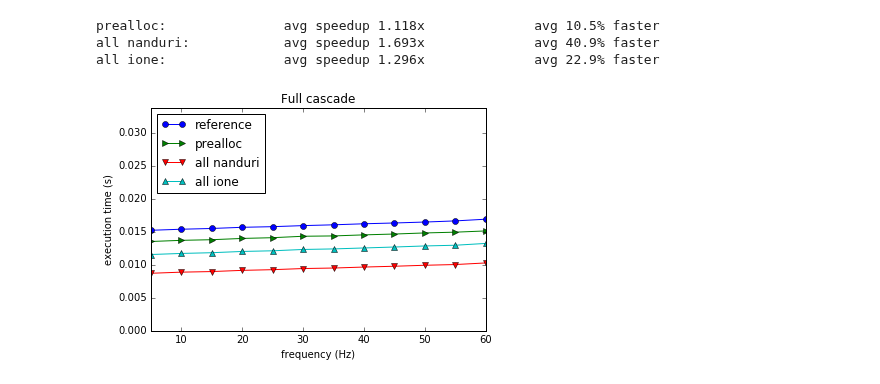
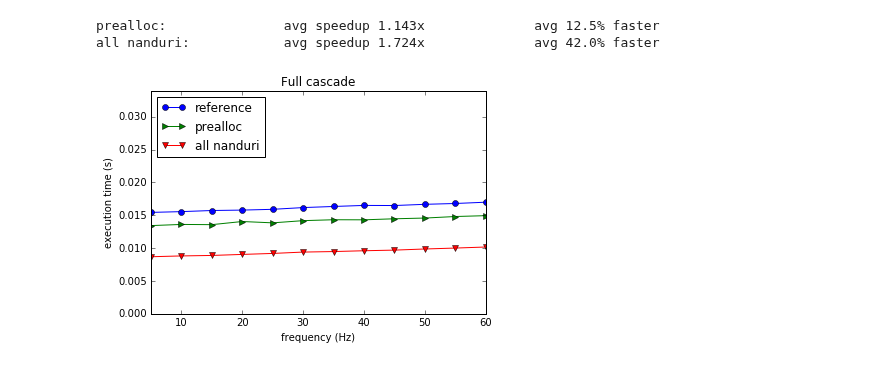
Before and after one commit to pulse2percept/pulse2percept, a Jupyter notebook: python/notebooks/0.1-mb-profiling-temporal-model.ipynb, the cells around one changed output. Drawn from its saved outputs; the diff is of its cells as text; code cells hidden in the pictures.

```diff
--- a/python/notebooks/0.1-mb-profiling-temporal-model.ipynb
+++ b/python/notebooks/0.1-mb-profiling-temporal-model.ipynb
@@ -254,8 +304,7 @@ def sr_prealloc_swap_numpy(stim, gamma, tsample):
 # %%
 t_sr_ref = []
 t_sr_prealloc = []
-t_sr_prealloc_swap = []
-t_sr_prealloc_swap_numpy = []
+t_sr_prealloc_numpy = []
 
 for dur in duration:
     ecss = psycho2stim(r, dur, freq, tsample)
@@ -264,13 +313,11 @@ for dur in duration:
 
     t0 = %timeit -oq sr_ref(sn, tau3)
     t1 = %timeit -oq sr_prealloc(sn, gamma3)
-    t2 = %timeit -oq sr_prealloc_swap(sn, gamma3)
-    t3 = %timeit -oq sr_prealloc_swap_numpy(sn.data, gamma3, tsample)
+    t2 = %timeit -oq sr_prealloc_numpy(sn.data, gamma3, tsample)
 
     t_sr_ref.append(t0.best)
     t_sr_prealloc.append(t1.best)
-    t_sr_prealloc_swap.append(t2.best)
-    t_sr_prealloc_swap_numpy.append(t3.best)
+    t_sr_prealloc_numpy.append(t2.best)
 # %%
 t_sr_ref = np.array(t_sr_ref)
 t_sr_prealloc = np.array(t_sr_prealloc)
@@ -301,5 +343,6 @@ prealloc + swap + numpy:        avg speedup 1.318x              avg 23.6% faster
 # %%
-# Now let's compare across the full pipeline
+# Step 5: Compare performance across the full cascade
+# ---------------------------------------------------
 
 def cascade_ref(ecss, tau1, tau3, asymptote, slope, shift, dojit):
     fr = fr_ref(ecss, tau1, dojit)
@@ -314,17 +357,11 @@ def cascade_prealloc(ecss, gamma1, gamma3, asymptote, slope, shift, dojit):
 def cascade_all_nanduri(ecss, gamma1, gamma3, asymptote, slope, shift, dojit):
     fr = fr_prealloc_numpy(ecss, gamma1, dojit)
     sn = sn_nanduri_expit_numpy(fr, asymptote, slope, shift)
-    sr = sr_prealloc_swap_numpy(sn, gamma3, ecss.tsample)
-
-def cascade_all_ione(ecss, gamma1, gamma3, asymptote, slope, shift, dojit):
-    fr = fr_prealloc_numpy(ecss, gamma1, dojit)
-    sn = sn_ione_expit_numpy(fr, asymptote, slope, shift)
-    sr = sr_prealloc_swap_numpy(sn, gamma3, ecss.tsample)
+    sr = sr_prealloc_numpy(sn, gamma3, ecss.tsample)
 # %%
 t_casc_ref = []
 t_casc_prealloc = []
 t_casc_all_nanduri = []
-t_casc_all_ione = []
 
 for dur in duration:
     ecss = psycho2stim(r, dur, freq, tsample)
@@ -332,12 +369,10 @@ for dur in duration:
     t0 = %timeit -oq cascade_ref(ecss, tau1, tau3, asymptote, slope, shift, dojit)
     t1 = %timeit -oq cascade_prealloc(ecss, gamma1, gamma3, asymptote, slope, shift, dojit)
     t2 = %timeit -oq cascade_all_nanduri(ecss, gamma1, gamma3, asymptote, slope, shift, dojit)
-    t3 = %timeit -oq cascade_all_ione(ecss, gamma1, gamma3, asymptote, slope, shift, dojit)
 
     t_casc_ref.append(t0.best)
     t_casc_prealloc.append(t1.best)
     t_casc_all_nanduri.append(t2.best)
-    t_casc_all_ione.append(t3.best)
 # %%
 t_casc_ref = np.array(t_casc_ref)
 t_casc_prealloc = np.array(t_casc_prealloc)
@@ -368,7 +398,6 @@ all ione:               avg speedup 1.329x              avg 24.4% faster
 t_freq_ref = []
 t_freq_prealloc = []
 t_freq_all_nanduri = []
-t_freq_all_ione = []
 
 frequencies = np.linspace(5, 60, 12)
 
@@ -378,12 +407,10 @@ for hz in frequencies:
     t0 = %timeit -oq cascade_ref(ecss, tau1, tau3, asymptote, slope, shift, dojit)
     t1 = %timeit -oq cascade_prealloc(ecss, gamma1, gamma3, asymptote, slope, shift, dojit)
     t2 = %timeit -oq cascade_all_nanduri(ecss, gamma1, gamma3, asymptote, slope, shift, dojit)
-    t3 = %timeit -oq cascade_all_ione(ecss, gamma1, gamma3, asymptote, slope, shift, dojit)
 
     t_freq_ref.append(t0.best)
     t_freq_prealloc.append(t1.best)
     t_freq_all_nanduri.append(t2.best)
-    t_freq_all_ione.append(t3.best)
 # %%
 t_freq_ref = np.array(t_freq_ref)
 t_freq_prealloc = np.array(t_freq_prealloc)
@@ -392,22 +418,18 @@ t_freq_all_ione = np.array(t_freq_all_ione)
 # %%
 plt.plot(frequencies, t_freq_ref, '-o', label='reference')
 plt.plot(frequencies, t_freq_prealloc, '->', label='prealloc')
 plt.plot(frequencies, t_freq_all_nanduri, '-v', label='all nanduri')
-plt.plot(frequencies, t_freq_all_ione, '-^', label='all ione')
 plt.xlabel('frequency (Hz)')
 plt.ylabel('execution time (s)')
 plt.legend(loc='upper left')
 plt.title('Full cascade')
 plt.axis([frequencies.min(), frequencies.max(), 0, t_freq_ref.max()*2])
 
 print('prealloc:\t\tavg speedup %.3fx\t\tavg %.1f%% faster' % (speedup(t_freq_prealloc, t_freq_ref),
                                                              percent_faster(t_freq_prealloc, t_freq_ref)))
 print('all nanduri:\t\tavg speedup %.3fx\t\tavg %.1f%% faster' % (speedup(t_freq_all_nanduri, t_freq_ref),
                                                                   percent_faster(t_freq_all_nanduri, t_freq_ref)))
-print('all ione:\t\tavg speedup %.3fx\t\tavg %.1f%% faster' % (speedup(t_freq_all_ione, t_freq_ref),
-                                                               percent_faster(t_freq_all_ione, t_freq_ref)))
 # %% [output]
-prealloc:               avg speedup 1.118x              avg 10.5% faster
-all nanduri:            avg speedup 1.693x              avg 40.9% faster
-all ione:               avg speedup 1.296x              avg 22.9% faster
+prealloc:               avg speedup 1.143x              avg 12.5% faster
+all nanduri:            avg speedup 1.724x              avg 42.0% faster
-[figure, old version]
+[figure, new version]
```
Also changed, not shown: parts of 18 cells of this notebook, 2 other files.
